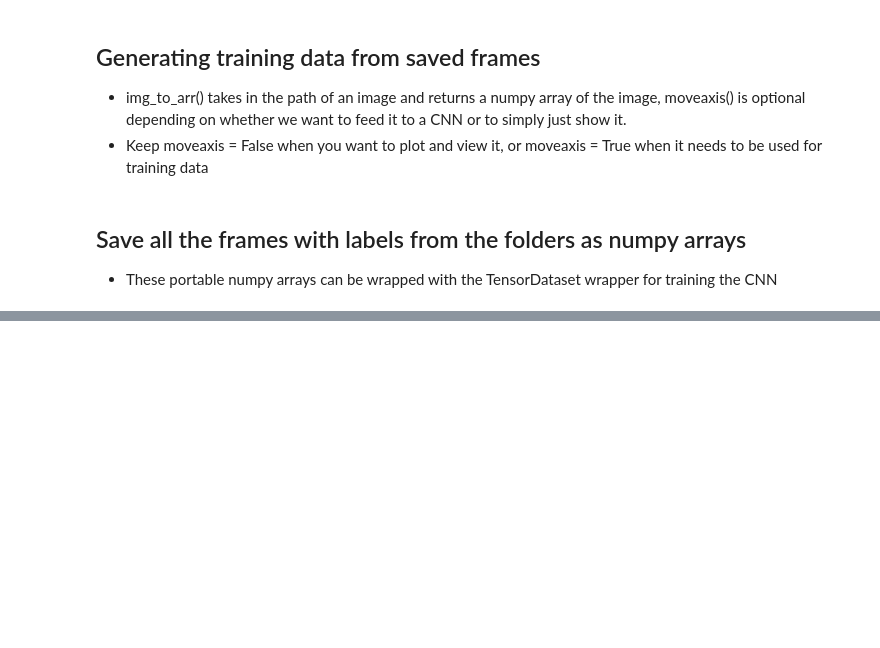
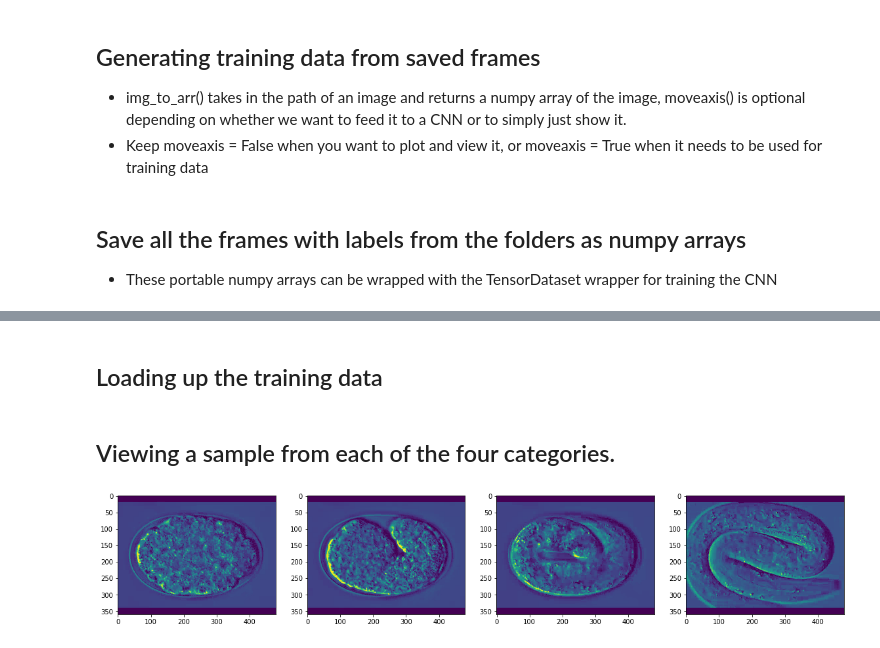
Before and after one commit to Mayukhdeb/adventures-with-augmentation, a Jupyter notebook: c_elegans_lifecycle.ipynb, the cells around one changed output, grey strips where cells are left out. Drawn from its saved outputs; the diff is of its cells as text; code cells hidden in the pictures; blank space fills up the shorter version.

```diff
--- a/c_elegans_lifecycle.ipynb
+++ b/c_elegans_lifecycle.ipynb
@@ -75,16 +100,26 @@ def generate_train_data(source_folder, save_path, filename,  label = 0):
     for i in tqdm_notebook(os.listdir(source_folder)):
 
         im_path = source_folder + "/" + i
-        im_arr = img_to_arr(im_path)
-        stack_element = np.array([im_arr, label])
+        im_arr = img_to_arr(im_path, move_axis = False)
+        stack_element = [im_arr, label]
+        stack_element = np.array(stack_element)
         final_stack.append(stack_element)
 
-
     final_stack = np.array(final_stack)
-    print (final_stack.shape[0], " instances in ", filename)
     fmt_name = save_path
     np.save(fmt_name, final_stack)
     print ("saved -- ", fmt_name)
+
+def view_samples_from_training_data(arr, skip_val):
+    images = []
+    for i in range (0,len(arr), skip_val):
+        foo = arr[i][0]
+        images.append(foo)
+    f = plt.figure(figsize = (25,20))
+    for m in range (1,len(images)):
+        f.add_subplot(1,len(images), m)
+        plt.imshow(images[m])
+    plt.show()
 # %% [markdown]
 ## Save all the frames with labels from the folders as numpy arrays
 * These portable numpy arrays can be wrapped with the TensorDataset wrapper for training the CNN
@@ -108,0 +140,18 @@ saved --  numpy/l1.npy
+# %% [markdown]
+## Loading up the training data
+# %%
+gastrula = np.array(np.load(ROOT + "numpy/gastrula.npy", allow_pickle = True))
+comma = np.array(np.load(ROOT + "numpy/comma.npy", allow_pickle = True))
+fold = np.array(np.load(ROOT + "numpy/fold.npy", allow_pickle = True))
+l1 = np.array(np.load(ROOT + "numpy/l1.npy", allow_pickle = True))
+arr = np.vstack((gastrula, comma, fold, l1))
+del gastrula
+del comma
+del fold
+del l1
+# %% [markdown]
+## Viewing a sample from each of the four categories.
+# %%
+view_samples_from_training_data(arr, 400)
+# %% [output]
+[figure, added]
```
Also changed, not shown: parts of 18 cells of this notebook.
